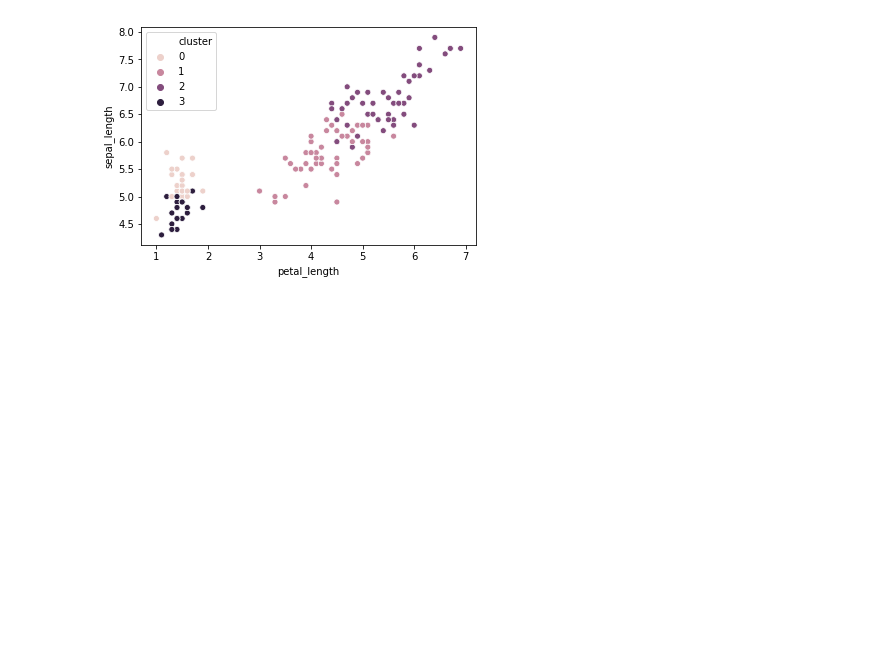
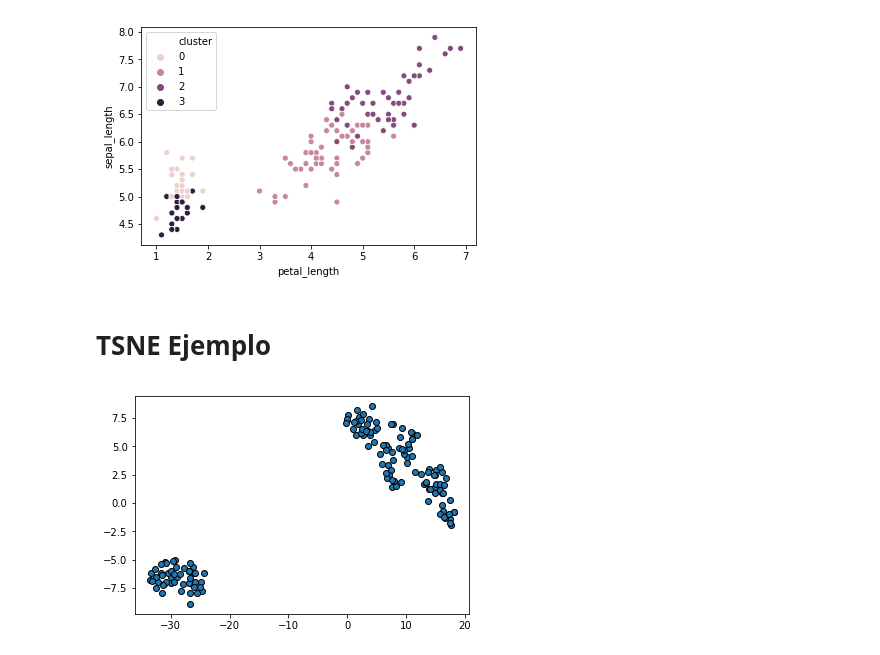
Before and after one commit to G94/Miscellaneous, a Jupyter notebook: unsupervised_examples/Clustering Iris DataSet.ipynb, the cells around one changed output. Saved outputs shown, nothing was run; the diff lists cells and outputs as text; code cells hidden in the pictures; blank space fills up the shorter version.

Commit message:
jupyter tsne

```diff
--- a/unsupervised_examples/Clustering Iris DataSet.ipynb
+++ b/unsupervised_examples/Clustering Iris DataSet.ipynb
@@ -92,10 +93,3 @@ for i in range(1,20):
 plt.show()
 # %% [output]
 [figure]
-# %%
-df_scale = scaler_estimator.fit_transform(df_train)
-for i in range(1,20):
-    kmeans_estimator = KMeans(n_clusters=i, max_iter = 100)
-    kmeans_estimator.fit(df_scale)
-    plt.scatter(i, kmeans_estimator.inertia_)
-plt.show()
@@ -111,3 +110,5 @@ sns.scatterplot(x="petal_length", y="sepal_length",data=df_train, hue="cluster")
 # %% [output]
 <matplotlib.axes._subplots.AxesSubplot at 0x...>
 [figure]
+# %% [markdown]
+# TSNE Ejemplo
@@ -113,0 +117,9 @@ sns.scatterplot(x="petal_length", y="sepal_length",data=df_train, hue="cluster")
+# %%
+tsne_estimator = TSNE(learning_rate=100, perplexity=25, n_components=2)
+Y = tsne_estimator.fit_transform(df_train)
+# %%
+#X, color = datasets.samples_generator.make_s_curve(n_points, random_state=0)
+plt.scatter(Y[:, 0], Y[:, 1], cmap=plt.cm.Spectral, edgecolors="black")
+plt.show()
+# %% [output]
+[figure, added]
```
Also changed, not shown: parts of 10 cells of this notebook.
